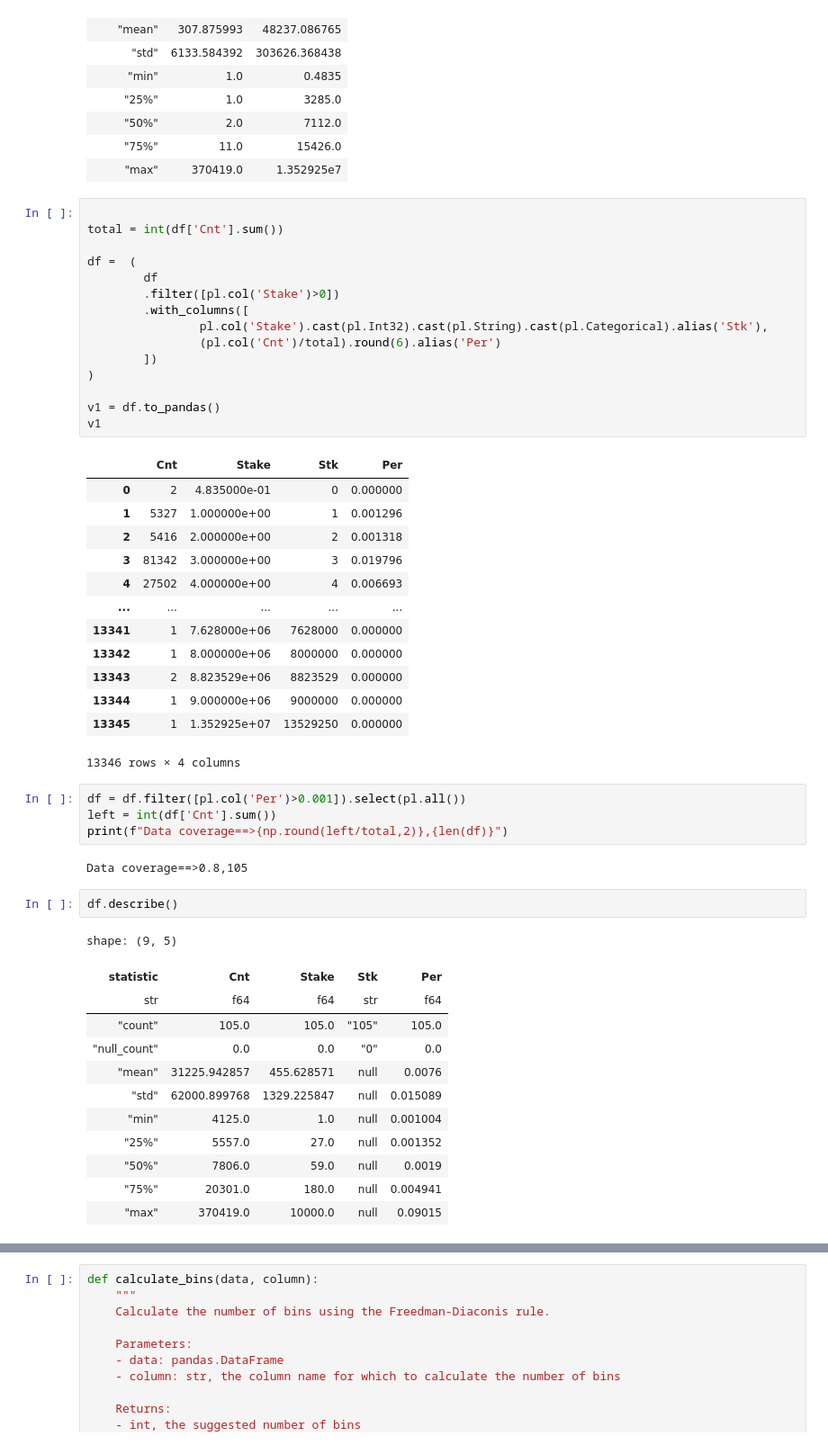
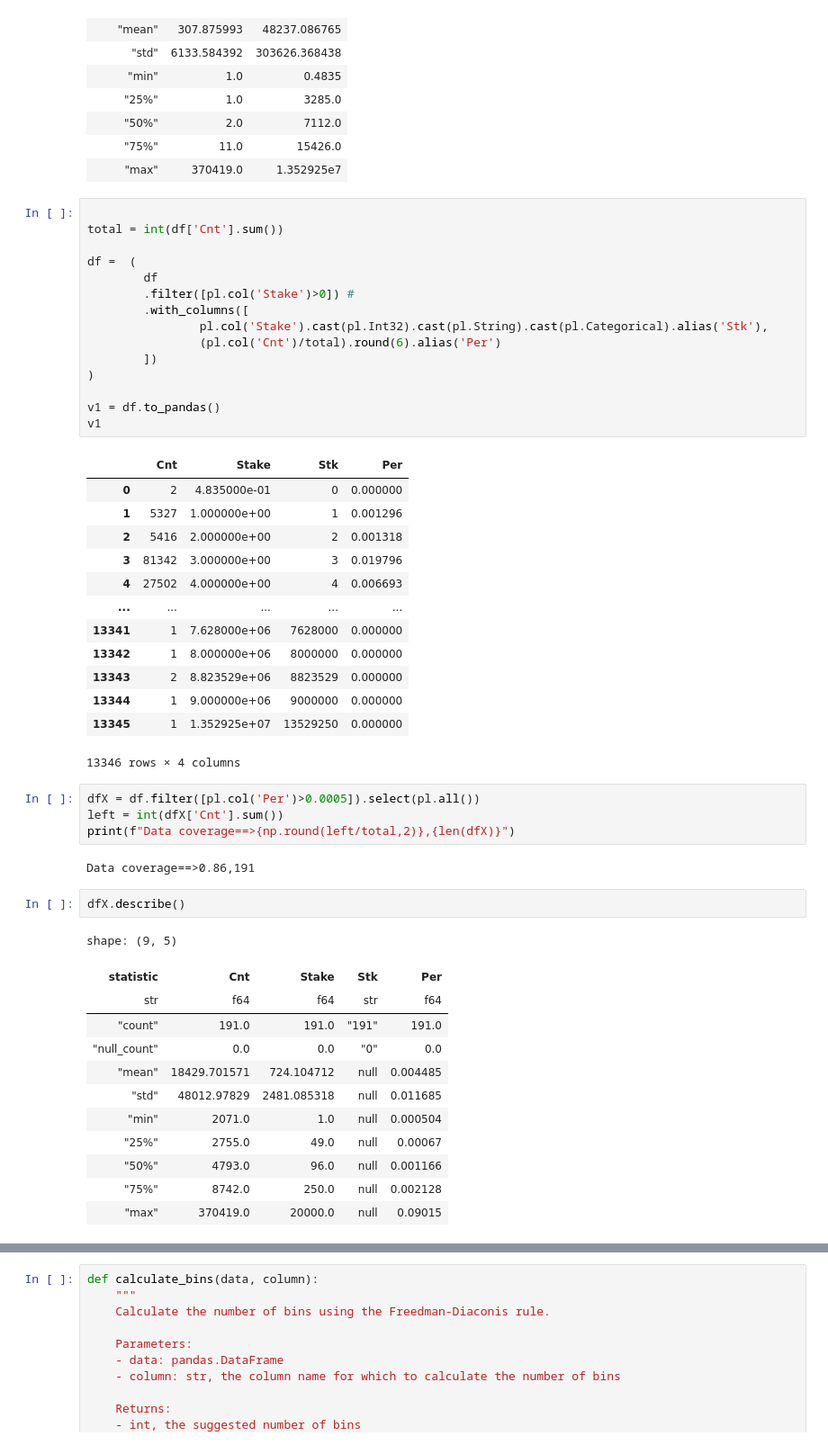
Before and after one commit to maikeruSan/Steel-Plate-Defect-Prediction, a Jupyter notebook: stake_plotting.ipynb, the cells around one changed output, grey strips where cells are left out. Shown at 90% size. Cells and saved outputs as stored; diff of their text form.

```diff
--- a/stake_plotting.ipynb
+++ b/stake_plotting.ipynb
@@ -26,7 +26,7 @@ total = int(df['Cnt'].sum())
 
 df =  (
         df
-        .filter([pl.col('Stake')>0])
+        .filter([pl.col('Stake')>0]) #
         .with_columns([
                 pl.col('Stake').cast(pl.Int32).cast(pl.String).cast(pl.Categorical).alias('Stk'),
                 (pl.col('Cnt')/total).round(6).alias('Per')
@@ -50,24 +50,24 @@ v1
 | 13345 | 1 | 1.352925e+07 | 13529250 | 0.000000 |
 13346 rows × 4 columns
 # %%
-df = df.filter([pl.col('Per')>0.001]).select(pl.all())
-left = int(df['Cnt'].sum())
-print(f"Data coverage==>{np.round(left/total,2)},{len(df)}")
+dfX = df.filter([pl.col('Per')>0.0005]).select(pl.all())
+left = int(dfX['Cnt'].sum())
+print(f"Data coverage==>{np.round(left/total,2)},{len(dfX)}")
 # %% [output]
-Data coverage==>0.8,105
+Data coverage==>0.86,191
 # %%
-df.describe()
+dfX.describe()
 # %% [output]
 shape: (9, 5)
 | statistic | Cnt | Stake | Stk | Per |
 | str | f64 | f64 | str | f64 |
-| "count" | 105.0 | 105.0 | "105" | 105.0 |
+| "count" | 191.0 | 191.0 | "191" | 191.0 |
 | "null_count" | 0.0 | 0.0 | "0" | 0.0 |
-| "mean" | 31225.942857 | 455.628571 | null | 0.0076 |
-| "std" | 62000.899768 | 1329.225847 | null | 0.015089 |
-| "min" | 4125.0 | 1.0 | null | 0.001004 |
-| "25%" | 5557.0 | 27.0 | null | 0.001352 |
-| "50%" | 7806.0 | 59.0 | null | 0.0019 |
-| "75%" | 20301.0 | 180.0 | null | 0.004941 |
-| "max" | 370419.0 | 10000.0 | null | 0.09015 |
+| "mean" | 18429.701571 | 724.104712 | null | 0.004485 |
+| "std" | 48012.97829 | 2481.085318 | null | 0.011685 |
+| "min" | 2071.0 | 1.0 | null | 0.000504 |
+| "25%" | 2755.0 | 49.0 | null | 0.00067 |
+| "50%" | 4793.0 | 96.0 | null | 0.001166 |
+| "75%" | 8742.0 | 250.0 | null | 0.002128 |
+| "max" | 370419.0 | 20000.0 | null | 0.09015 |
 # %%
```
Also changed, not shown: parts of 12 cells of this notebook.
